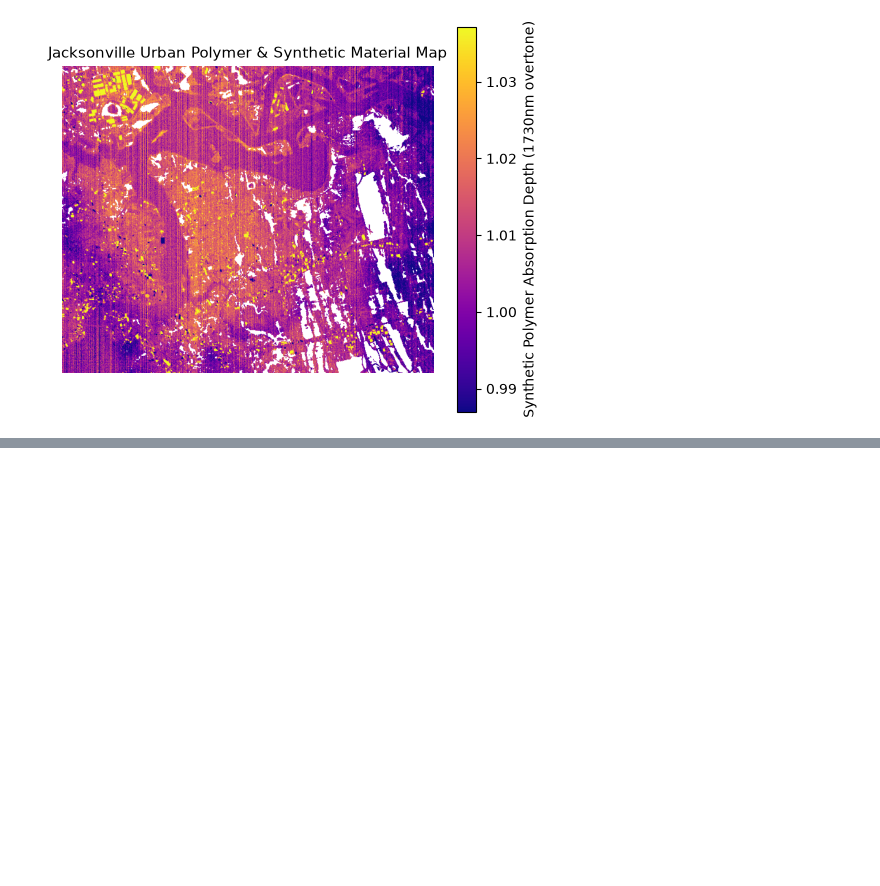
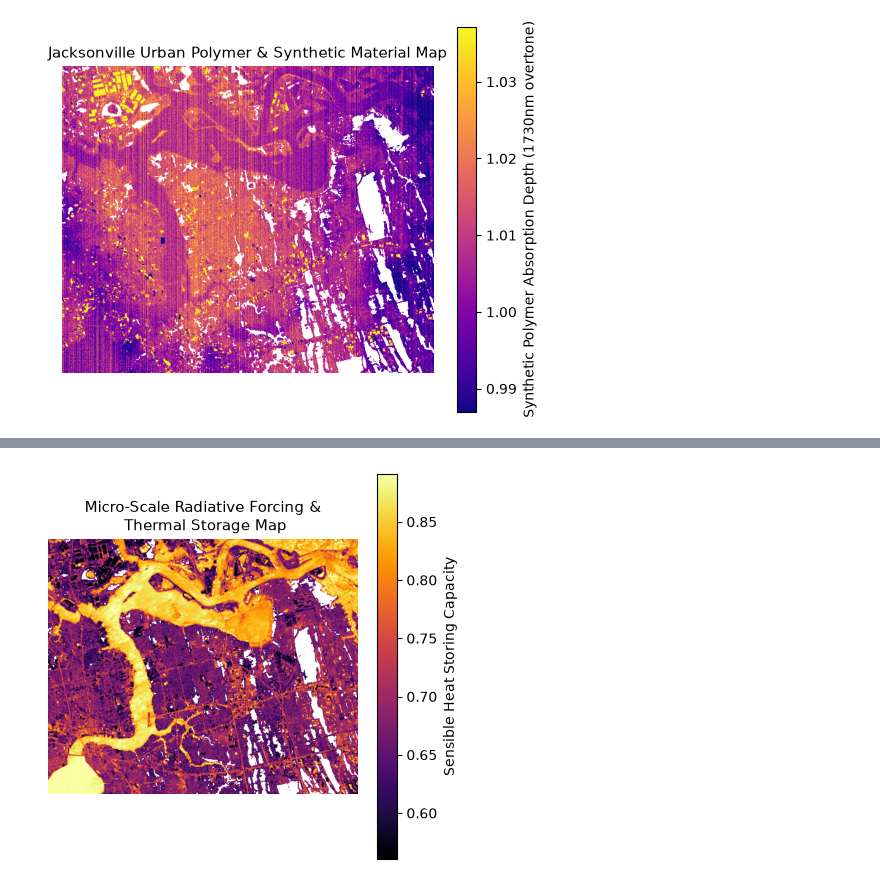
Before and after one commit to rupakqen/Tanager-Open-Data-Competition, a Jupyter notebook: Jacksonville.ipynb, the cells around one changed output, grey strips where cells are left out. Drawn from its saved outputs; the diff is of its cells as text; code cells hidden in the pictures; blank space fills up the shorter version.

Commit message:
thermal

```diff
--- a/Jacksonville.ipynb
+++ b/Jacksonville.ipynb
@@ -406,0 +432,31 @@ Tracking Polymer Overtone at Triplet: 1707.6nm | 1727.6nm | 1747.6nm
+# %%
+# 1. Compute Integrated SWIR Photon Trap (Total absorbed energy continuum)
+# We find the mean reflectance across all good bands in the 1000-2400nm range
+swir_range_mask = (wavelengths >= 1000) & (wavelengths <= 2400) & (good_bands == 1)
+integrated_swir_reflectance = np.nanmean(sr_cube[swir_range_mask, :, :], axis=0)
+photon_trap = 1.0 - integrated_swir_reflectance # Inverse is the total energy trapped
+
+# 2. Compute the Biophysical Cooling Elasticity Index (Red Edge Curve Area)
+idx_750 = np.argmin(abs(wavelengths - 750))
+idx_680 = np.argmin(abs(wavelengths - 680))
+cooling_elasticity = sr_cube[idx_750, :, :] - sr_cube[idx_680, :, :]
+
+# 3. Calculate Radiative Forcing Potential (RFP)
+# High when the Photon Trap is maxed out, but Biophysical Cooling is zero (dead asphalt/concrete)
+rfp = photon_trap * (1.0 - np.clip(cooling_elasticity, 0, 1))
+
+# Mask out deep water bodies to keep the focus purely on land-atmosphere interactions
+valid_mask = (sr_cube[55, :, :] > 0.04)
+rfp[~valid_mask] = np.nan
+
+# --- Plot the Thermodynamic Forcing Map ---
+plt.figure(figsize=(5, 5))
+vmin, vmax = np.nanpercentile(rfp, [2, 98])
+
+plt.imshow(rfp, cmap='inferno', vmin=vmin, vmax=vmax)
+plt.colorbar(label='Sensible Heat Storing Capacity')
+plt.title("Micro-Scale Radiative Forcing &\n Thermal Storage Map", fontsize=11)
+plt.axis('off')
+plt.show()
+# %% [output]
+[figure, added]
```
Also changed, not shown: parts of 2 cells of this notebook.
